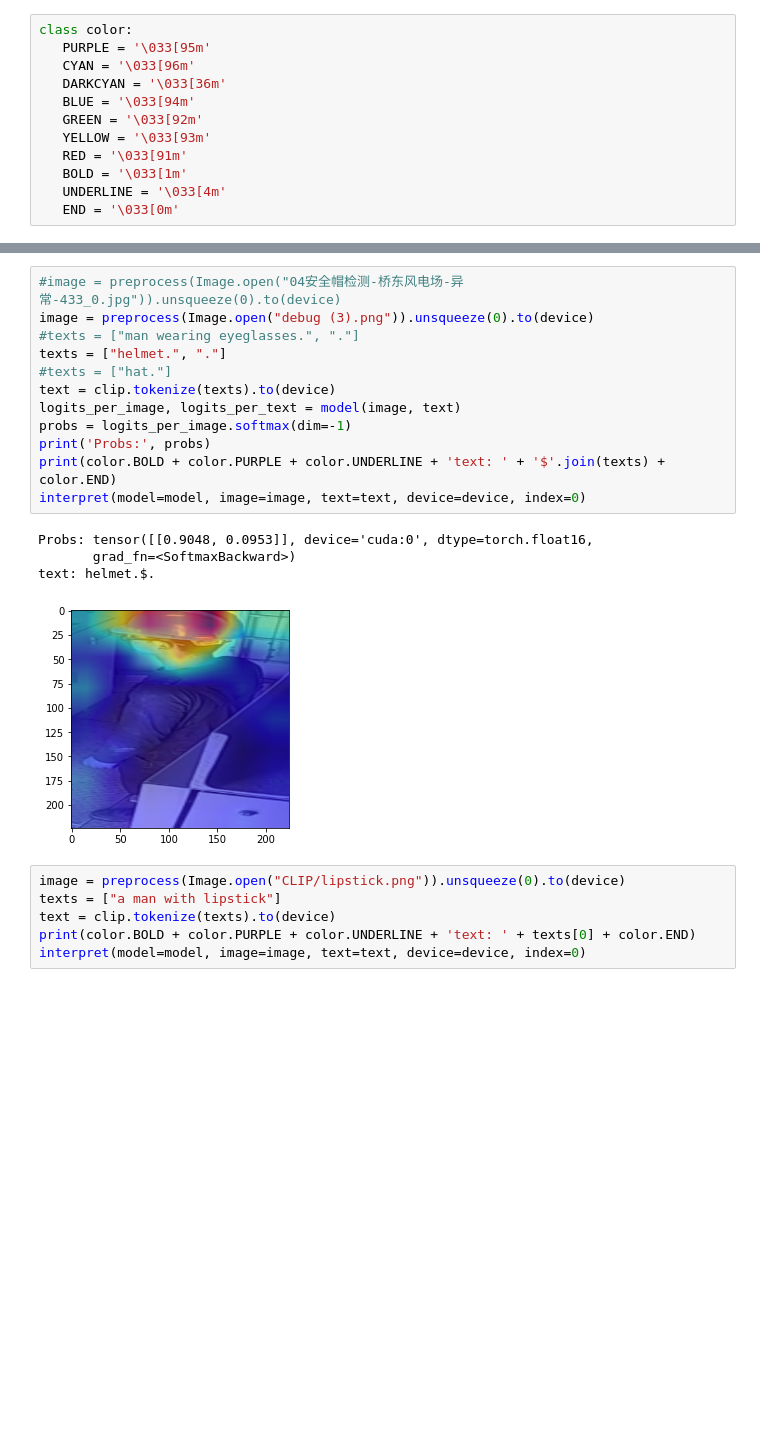
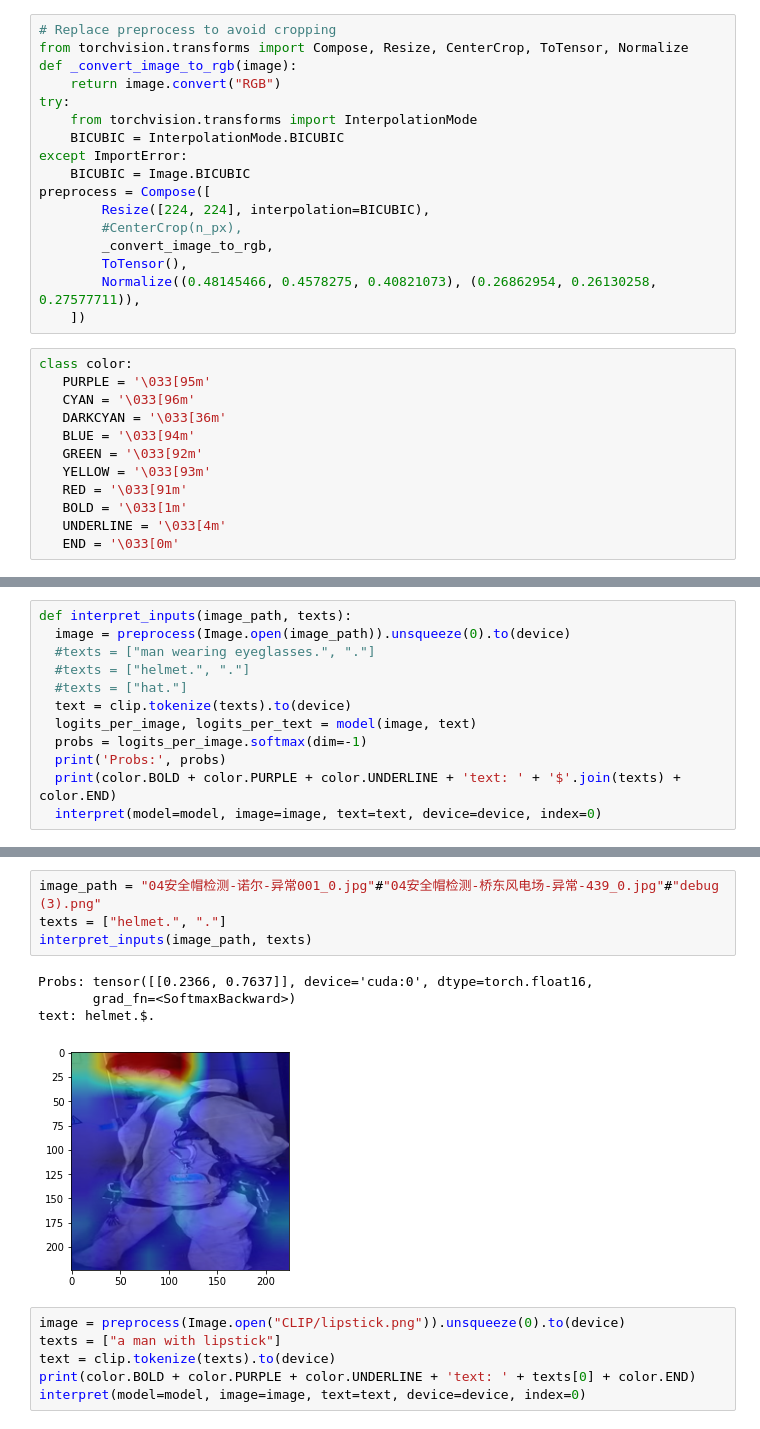
Before and after one commit to Fostereee/Transformer-MM-Explainability, a Jupyter notebook: CLIP_explainability.ipynb, the cells around one changed output, grey strips where cells are left out. Cells and saved outputs as stored; diff of their text form; blank space fills up the shorter version.

```diff
--- a/CLIP_explainability.ipynb
+++ b/CLIP_explainability.ipynb
@@ -89,6 +97,23 @@ def interpret(image, text, model, device, index=None):
 # %%
 device = "cuda" if torch.cuda.is_available() else "cpu"
 model, preprocess = clip.load("ViT-B/32", device=device, jit=False)
+# %%
+# Replace preprocess to avoid cropping
+from torchvision.transforms import Compose, Resize, CenterCrop, ToTensor, Normalize
+def _convert_image_to_rgb(image):
+    return image.convert("RGB")
+try:
+    from torchvision.transforms import InterpolationMode
+    BICUBIC = InterpolationMode.BICUBIC
+except ImportError:
+    BICUBIC = Image.BICUBIC
+preprocess = Compose([
+        Resize([224, 224], interpolation=BICUBIC),
+        #CenterCrop(n_px),
+        _convert_image_to_rgb,
+        ToTensor(),
+        Normalize((0.48145466, 0.4578275, 0.40821073), (0.26862954, 0.26130258, 0.27577711)),
+    ])
 # %%
 class color:
    PURPLE = '\033[95m'
@@ -104,3 +172,15 @@ class color:
+# %%
+def interpret_inputs(image_path, texts):
+  image = preprocess(Image.open(image_path)).unsqueeze(0).to(device)
+  #texts = ["man wearing eyeglasses.", "."]
+  #texts = ["helmet.", "."]
+  #texts = ["hat."]
+  text = clip.tokenize(texts).to(device)
+  logits_per_image, logits_per_text = model(image, text)
+  probs = logits_per_image.softmax(dim=-1)
+  print('Probs:', probs)
+  print(color.BOLD + color.PURPLE + color.UNDERLINE + 'text: ' + '$'.join(texts) + color.END)
+  interpret(model=model, image=image, text=text, device=device, index=0)
 # %%
 from google.colab import files
 custom_img = files.upload()
@@ -109,20 +190,12 @@ custom_img = files.upload()
-# %%
-#image = preprocess(Image.open("04安全帽检测-桥东风电场-异常-433_0.jpg")).unsqueeze(0).to(device)
-image = preprocess(Image.open("debug (3).png")).unsqueeze(0).to(device)
-#texts = ["man wearing eyeglasses.", "."]
-texts = ["helmet.", "."]
-#texts = ["hat."]
-text = clip.tokenize(texts).to(device)
-logits_per_image, logits_per_text = model(image, text)
-probs = logits_per_image.softmax(dim=-1)
-print('Probs:', probs)
-print(color.BOLD + color.PURPLE + color.UNDERLINE + 'text: ' + '$'.join(texts) + color.END)
-interpret(model=model, image=image, text=text, device=device, index=0)
-# %% [output]
-Probs: tensor([[0.9048, 0.0953]], device='cuda:0', dtype=torch.float16,
-       grad_fn=<SoftmaxBackward>)
-text: helmet.$.
-[figure, removed]
+# %%
+image_path = "04安全帽检测-诺尔-异常001_0.jpg"#"04安全帽检测-桥东风电场-异常-439_0.jpg"#"debug (3).png"
+texts = ["helmet.", "."]
+interpret_inputs(image_path, texts)
+# %% [output]
+Probs: tensor([[0.2366, 0.7637]], device='cuda:0', dtype=torch.float16,
+       grad_fn=<SoftmaxBackward>)
+text: helmet.$.
+[figure, added]
 # %%
 image = preprocess(Image.open("CLIP/lipstick.png")).unsqueeze(0).to(device)
 texts = ["a man with lipstick"]
```
Also changed, not shown: parts of 4 cells of this notebook.
